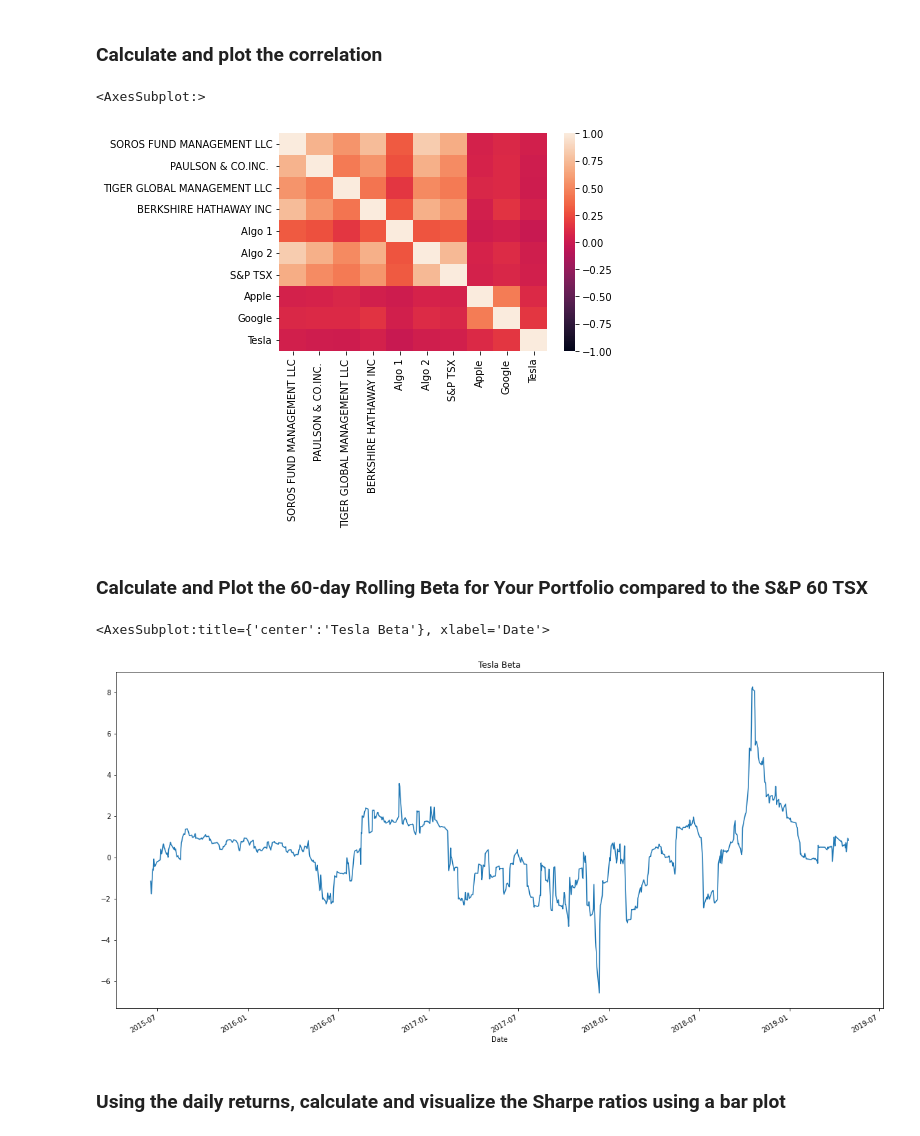
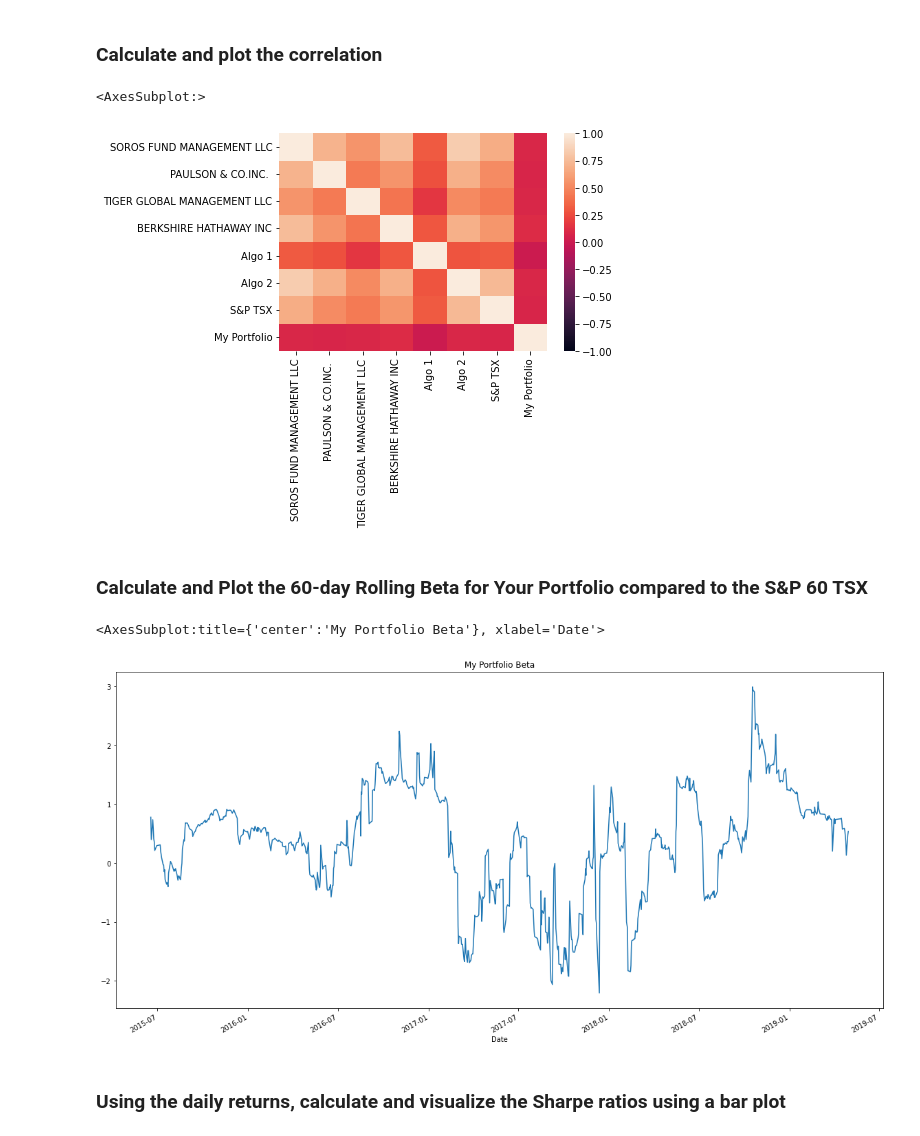
Before and after one commit to nagpalmanpreet/whale-analysis, a Jupyter notebook: whale_analysis.ipynb, the cells around one changed output. Cells and saved outputs as stored; diff of their text form; code cells hidden in the pictures.

Commit message:
Fixed the logic to concatenate my_portfolio_returns to original portfolio

```diff
--- a/whale_analysis.ipynb
+++ b/whale_analysis.ipynb
@@ -546,10 +546,10 @@ Few Records
 weights = [1/3, 1/3, 1/3]
 
 # Calculate portfolio return
-portfolio_returns = my_portfolio.dot(weights)
+my_portfolio_returns = my_portfolio.dot(weights)
 
 # Display sample data
-portfolio_returns
+my_portfolio_returns
 # %% [output]
 Date
 2015-01-05    0.079030
@@ -570,8 +570,17 @@ Length: 1047, dtype: float64
 # Join your returns DataFrame to the original returns DataFrame
 concatenated_df = pd.concat([
     concatenated_df,
-    my_portfolio
+    my_portfolio_returns
 ], axis='columns', join='inner')
+
+#print(concatenated_df.columns.tolist())
+
+# Rename column
+concatenated_df = concatenated_df.rename(columns=
+{
+    0:'My Portfolio'
+
+})
 
 # Sort index in ascending order by the date
 concatenated_df = concatenated_df.sort_index()
@@ -646,25 +662,25 @@ correlation = concatenated_df.corr()
 sns.heatmap(correlation,vmax=1,vmin=-1)
 # %% [output]
 <AxesSubplot:>
-[figure, old version]
+[figure, new version]
 # %% [markdown]
 ### Calculate and Plot the 60-day Rolling Beta for Your Portfolio compared to the S&P 60 TSX
 # %%
 
 # Calculate rolling variance of S&P TSX
 rolling_variance = concatenated_df['S&P TSX'].rolling(window=60).var()
 
 # Calculate rolling covariance of a single portfolio
-rolling_covariance = concatenated_df['Tesla'].rolling(window=60).cov(concatenated_df['S&P TSX'])
+rolling_covariance = concatenated_df['My Portfolio'].rolling(window=60).cov(concatenated_df['S&P TSX'])
 
 # Compute beta
 rolling_beta = rolling_covariance/rolling_variance
 
 # Plot beta trend
-rolling_beta.plot(figsize=(20,10), title = 'Tesla Beta')
+rolling_beta.plot(figsize=(20,10), title = 'My Portfolio Beta')
 # %% [output]
-<AxesSubplot:title={'center':'Tesla Beta'}, xlabel='Date'>
+<AxesSubplot:title={'center':'My Portfolio Beta'}, xlabel='Date'>
-[figure, old version]
+[figure, new version]
 # %% [markdown]
 ### Using the daily returns, calculate and visualize the Sharpe ratios using a bar plot
 # %%
```
Also changed, not shown: parts of 6 cells of this notebook.
